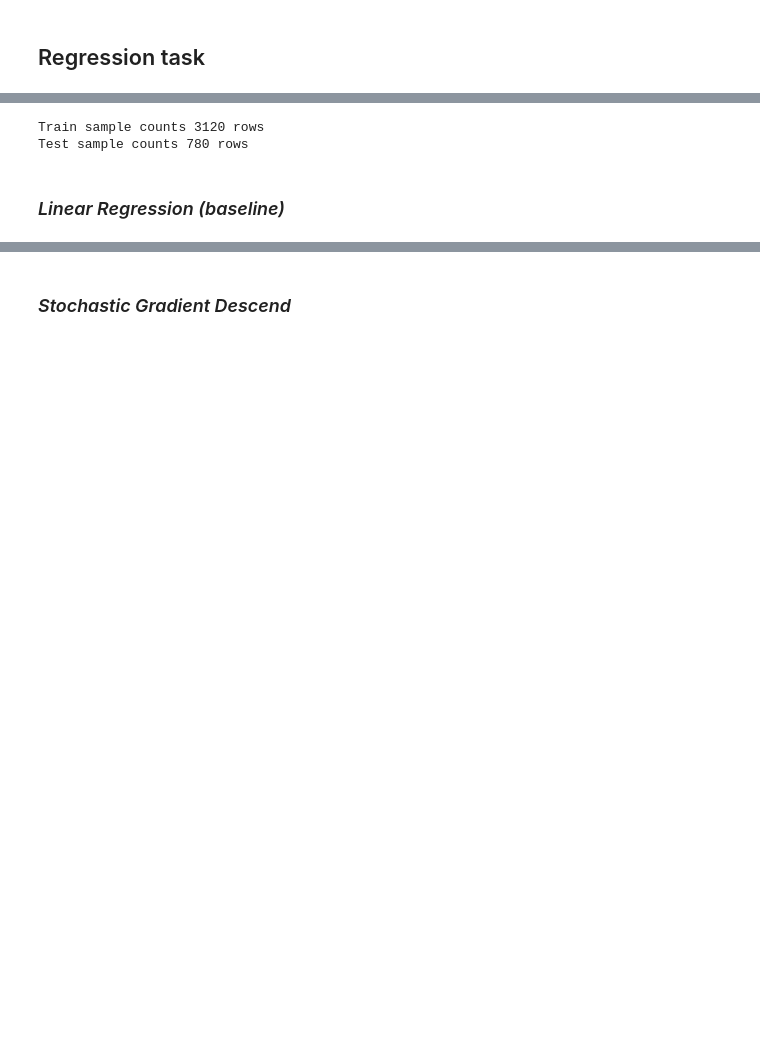
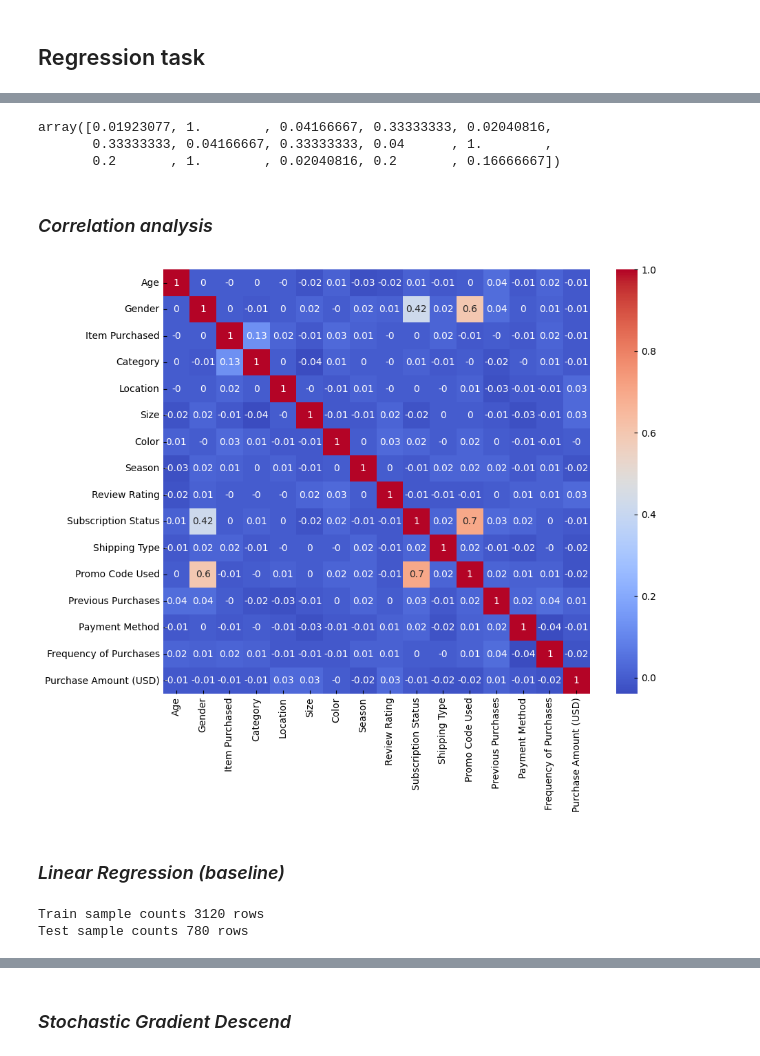
Before and after one commit to georgekovin/Consumer-Behavior-and-Shopping-Habits-Research, a Jupyter notebook: research.ipynb, the cells around one changed output, grey strips where cells are left out. Cells and saved outputs as stored; diff of their text form; code cells hidden in the pictures; blank space fills up the shorter version.

```diff
--- a/research.ipynb
+++ b/research.ipynb
@@ -444,7 +443,0 @@ plt.show()
-# %%
-encoder = pp.OrdinalEncoder()
-data_enc = encoder.fit_transform(data)
-
-data = pd.DataFrame(data_enc, columns=data.columns).astype(int)
-
-data
@@ -501 +527,26 @@ def X_y_split(target, scale=True, data=data):
+# %%
+scaler.scale_
+# %% [output]
+array([0.01923077, 1.        , 0.04166667, 0.33333333, 0.02040816,
+       0.33333333, 0.04166667, 0.33333333, 0.04      , 1.        ,
+       0.2       , 1.        , 0.02040816, 0.2       , 0.16666667])
+# %% [markdown]
+### *Correlation analysis*
+# %%
+def show_corrmap(X, y):
+    data = pd.concat([X, y], axis=1)
+
+    plt.figure(figsize=(10, 8))
+
+    sb.heatmap(data.corr(method='spearman').round(2),
+               annot=True,
+               cmap='coolwarm')
+
+    plt.show()
+
+show_corrmap(X, y)
+# %% [output]
+[figure, added]
+# %% [markdown]
+### *Linear Regression (baseline)*
 # %%
@@ -542,8 +593,6 @@ def gridsearch_opt(model, params, scoring):
 gs_opt_regression = lambda model, params: gridsearch_opt(model,
                                                          params=params,
                                                          scoring='neg_mean_absolute_percentage_error')
-# %% [markdown]
-### *Linear Regression (baseline)*
 # %%
 base_reg = lm.LinearRegression(n_jobs=-1)
 
```
Also changed, not shown: parts of 26 cells of this notebook, 2 other files.
